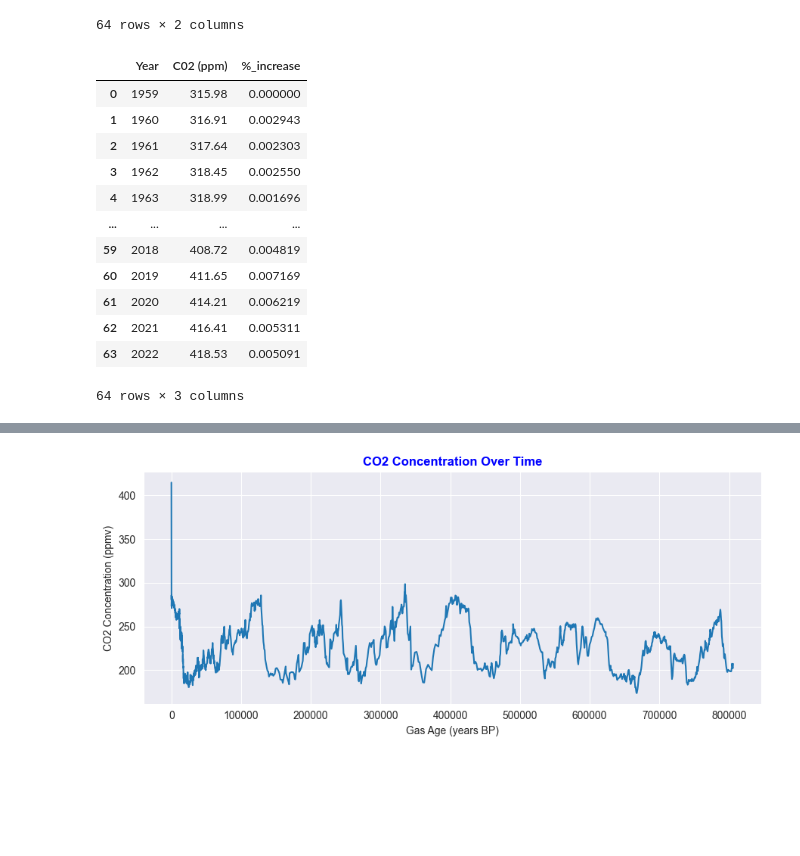
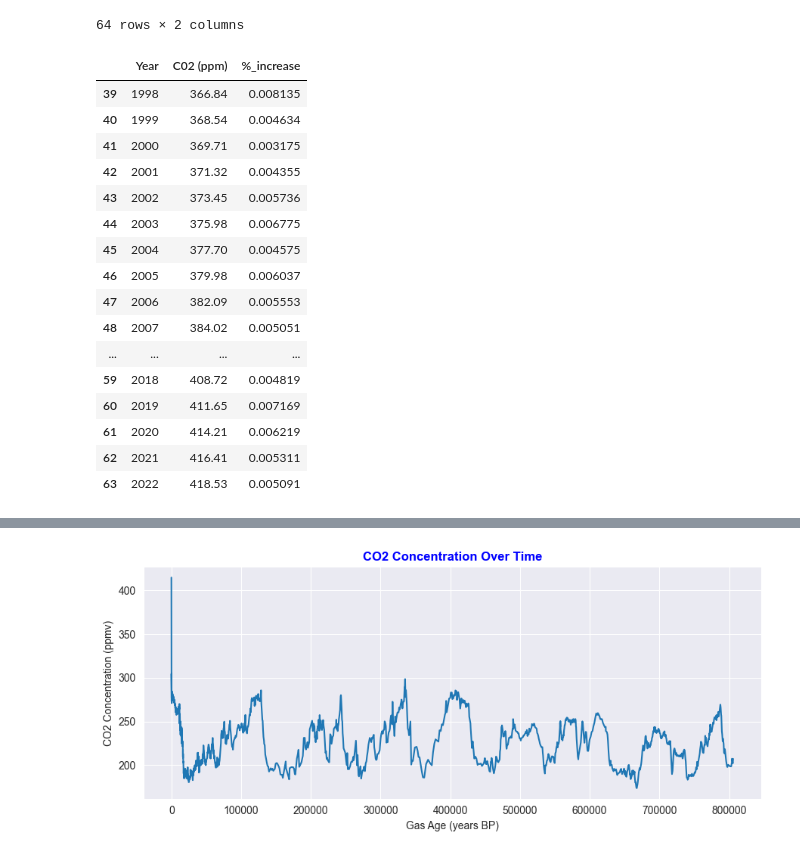
Before and after one commit to Cecilia8989/PfDA_Project2, a Jupyter notebook: pfda_project2.ipynb, the cells around one changed output, grey strips where cells are left out. Cells and saved outputs as stored; diff of their text form; code cells hidden in the pictures; blank space fills up the shorter version.

```diff
--- a/pfda_project2.ipynb
+++ b/pfda_project2.ipynb
@@ -335,38 +340,42 @@ global_co2_moana
 # %%
 # Assuming 'global_co2_moana' is your DataFrame
 global_co2_moana['%_increase'] = 0  # Initialize the '%_increase' column with 0
 
 for i in range(1, len(global_co2_moana['Year'])):
     current_year = global_co2_moana['Year'].iloc[i]
     previous_year = current_year - 1
 
     # Find the CO2 concentration for the previous year
     prev_year_values = global_co2_moana.loc[global_co2_moana['Year'] == previous_year, 'C02 (ppm)'].values
 
     # Check if the previous year's data is available
     if len(prev_year_values) > 0:
         prev_year_co2 = prev_year_values[0]
 
         # Calculate the percentage increase
         global_co2_moana.at[i, '%_increase'] = ((global_co2_moana.at[i, 'C02 (ppm)'] - prev_year_co2) / prev_year_co2)
     else:
         global_co2_moana.at[i, '%_increase'] = np.nan
 
-global_co2_moana
+global_co2_moana.tail(25)
 # %% [output]
 |  | Year | C02 (ppm) | %_increase |
-| 0 | 1959 | 315.98 | 0.000000 |
-| 1 | 1960 | 316.91 | 0.002943 |
-| 2 | 1961 | 317.64 | 0.002303 |
-| 3 | 1962 | 318.45 | 0.002550 |
-| 4 | 1963 | 318.99 | 0.001696 |
+| 39 | 1998 | 366.84 | 0.008135 |
+| 40 | 1999 | 368.54 | 0.004634 |
+| 41 | 2000 | 369.71 | 0.003175 |
+| 42 | 2001 | 371.32 | 0.004355 |
+| 43 | 2002 | 373.45 | 0.005736 |
+| 44 | 2003 | 375.98 | 0.006775 |
+| 45 | 2004 | 377.70 | 0.004575 |
+| 46 | 2005 | 379.98 | 0.006037 |
+| 47 | 2006 | 382.09 | 0.005553 |
+| 48 | 2007 | 384.02 | 0.005051 |
 | ... | ... | ... | ... |
 | 59 | 2018 | 408.72 | 0.004819 |
 | 60 | 2019 | 411.65 | 0.007169 |
 | 61 | 2020 | 414.21 | 0.006219 |
 | 62 | 2021 | 416.41 | 0.005311 |
 | 63 | 2022 | 418.53 | 0.005091 |
-64 rows × 3 columns
 # %%
 #https://vitalflux.com/pandas-dataframe-how-to-add-rows-columns/
 
```
Also changed, not shown: parts of 24 cells of this notebook, 5 other files.
